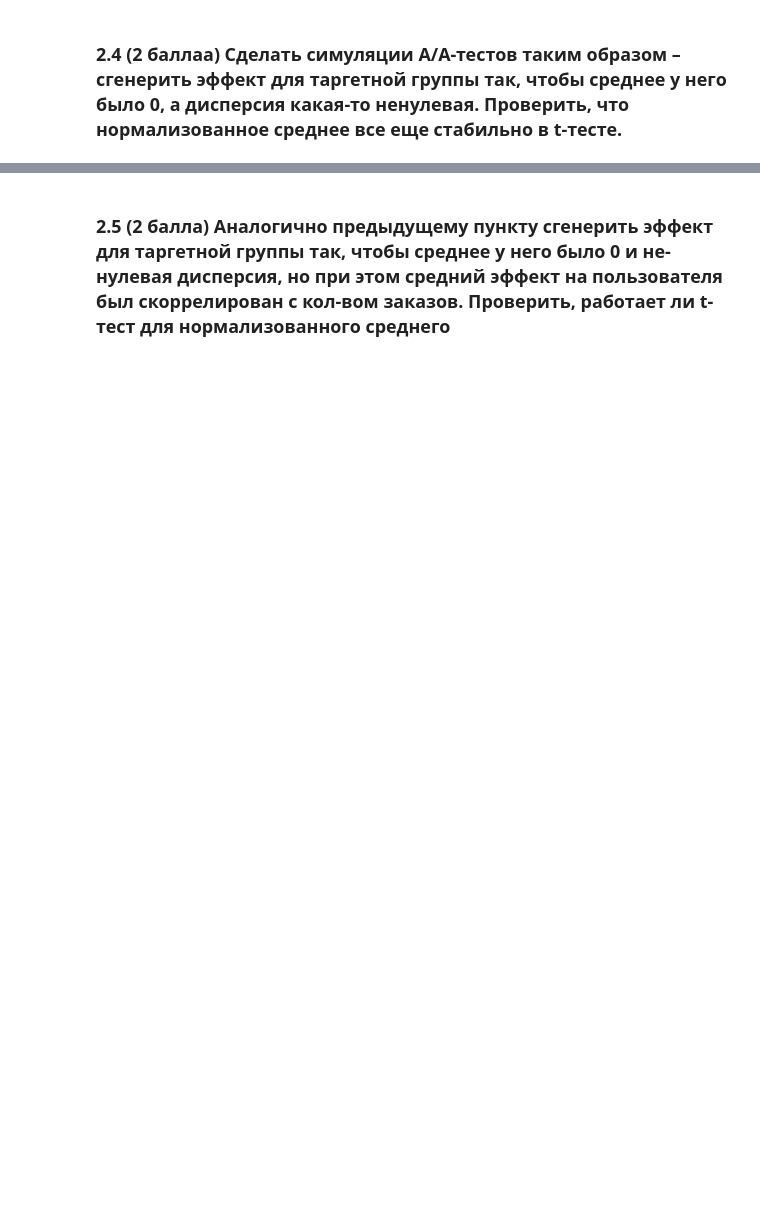
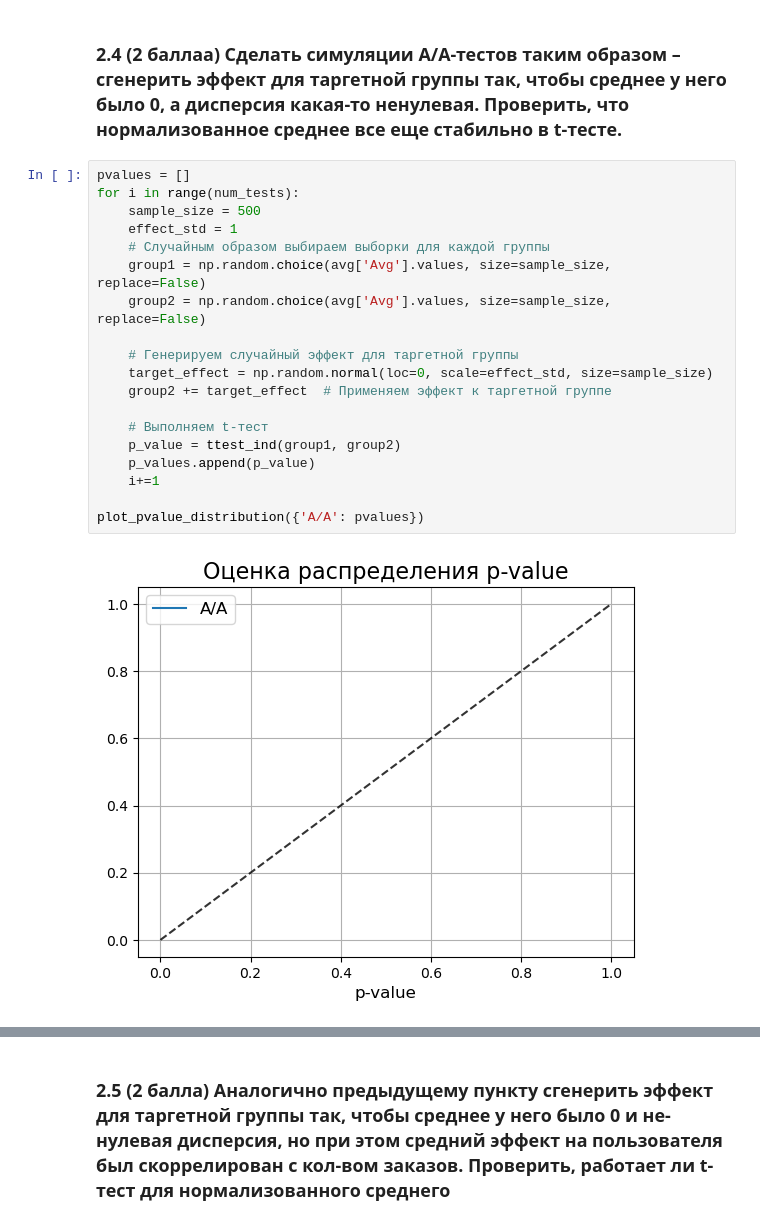
Before and after one commit to Ega2901/ABtests, a Jupyter notebook: Hw2Tuzharov.ipynb, the cells around one changed output, grey strips where cells are left out. Saved outputs shown, nothing was run; the diff lists cells and outputs as text; blank space fills up the shorter version.

```diff
--- a/Hw2Tuzharov.ipynb
+++ b/Hw2Tuzharov.ipynb
@@ -82,2 +139,23 @@ for i in range(num_tests):
 # %% [markdown]
 ### 2.4 (2 баллаа) Сделать симуляции А/А-тестов таким образом – сгенерить эффект для таргетной группы так, чтобы среднее у него было 0, а дисперсия какая-то ненулевая. Проверить, что нормализованное среднее все еще стабильно в t-тесте.
+# %%
+pvalues = []
+for i in range(num_tests):
+    sample_size = 500
+    effect_std = 1
+    # Случайным образом выбираем выборки для каждой группы
+    group1 = np.random.choice(avg['Avg'].values, size=sample_size, replace=False)
+    group2 = np.random.choice(avg['Avg'].values, size=sample_size, replace=False)
+
+    # Генерируем случайный эффект для таргетной группы
+    target_effect = np.random.normal(loc=0, scale=effect_std, size=sample_size)
+    group2 += target_effect  # Применяем эффект к таргетной группе
+
+    # Выполняем t-тест
+    p_value = ttest_ind(group1, group2)
+    p_values.append(p_value)
+    i+=1
+
+plot_pvalue_distribution({'A/A': pvalues})
+# %% [output]
+[figure, added]
```
Also changed, not shown: parts of 4 cells of this notebook, 1 other file.
